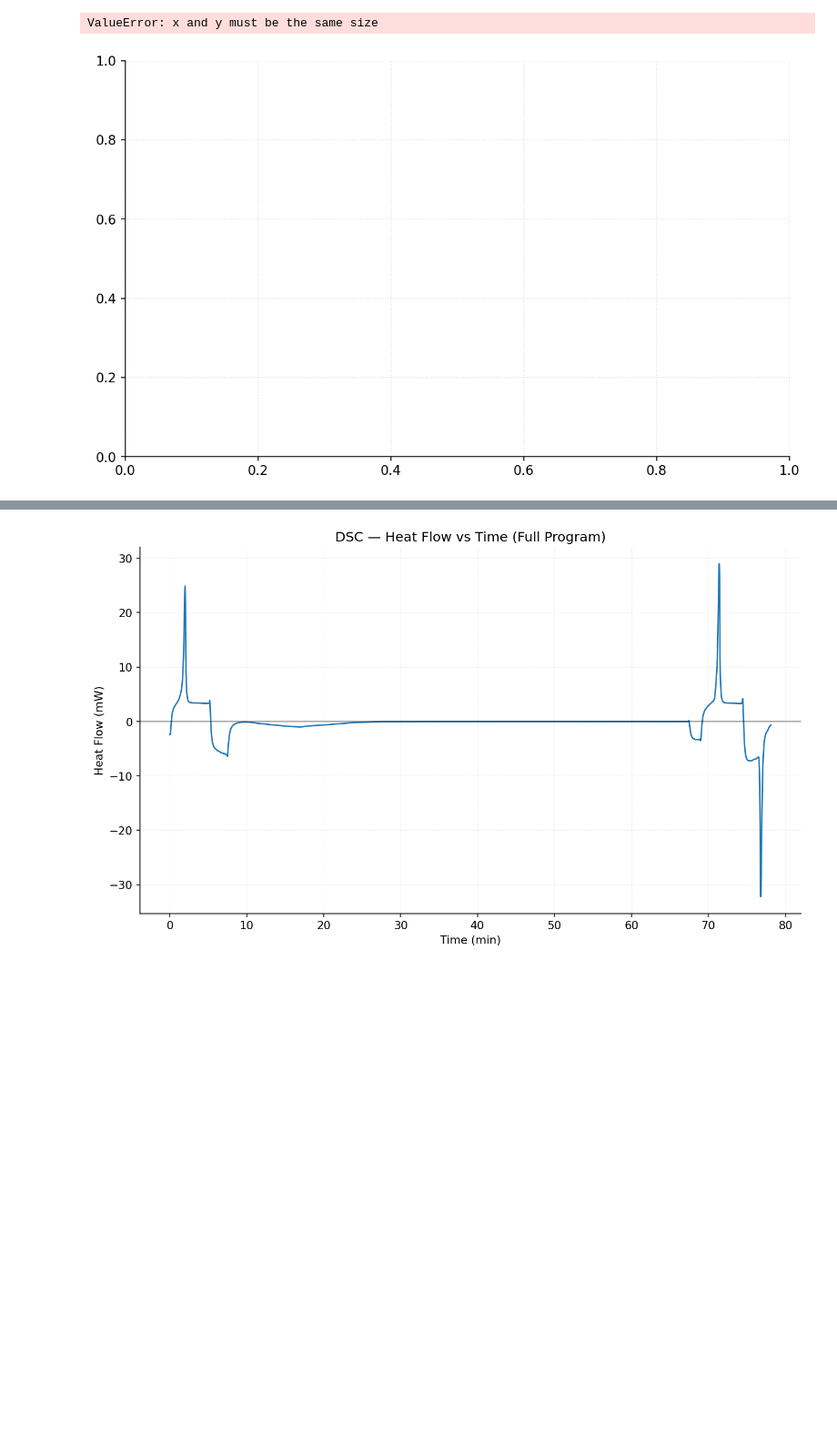
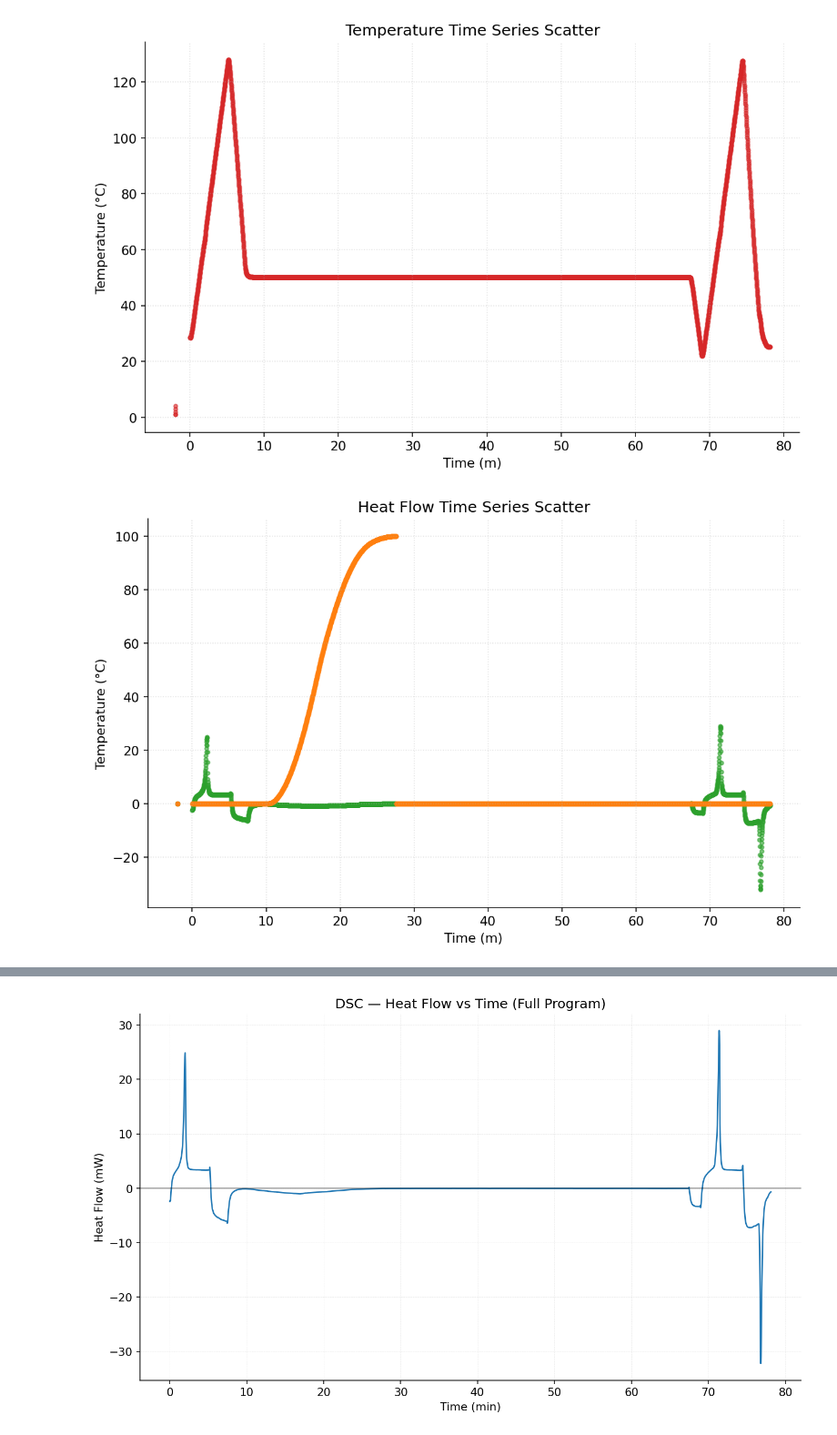
Before and after one commit to Thomas-J-Fish/II_Materials, a Jupyter notebook: P3_Polymer_Crystallisation/PEO50_analysis.ipynb, the cells around one changed output, grey strips where cells are left out. Shown at 91% size. Saved outputs shown, nothing was run; the diff lists cells and outputs as text; code cells hidden in the pictures; blank space fills up the shorter version.

```diff
--- a/P3_Polymer_Crystallisation/PEO50_analysis.ipynb
+++ b/P3_Polymer_Crystallisation/PEO50_analysis.ipynb
@@ -76,7 +78,7 @@ plt.grid(True)
 plt.show()
 
 plt.figure(figsize=(10, 6))
-plt.scatter(HF, t, s=10, alpha=0.6, color='tab:green')
+plt.scatter(t, HF, s=10, alpha=0.6, color='tab:green')
 plt.scatter(t, A, s=10, alpha=0.6, color='tab:orange')
 plt.title('Heat Flow Time Series Scatter')
 plt.xlabel('Time (m)')
@@ -88,5 +90,5 @@ plt.show()
-ValueError: x and y must be the same size
-[figure, old version]
+[figure, new version]
+[figure, added]
 # %%
 # Additional Processing based on plots
 
```
Also changed, not shown: parts of 5 cells of this notebook.
